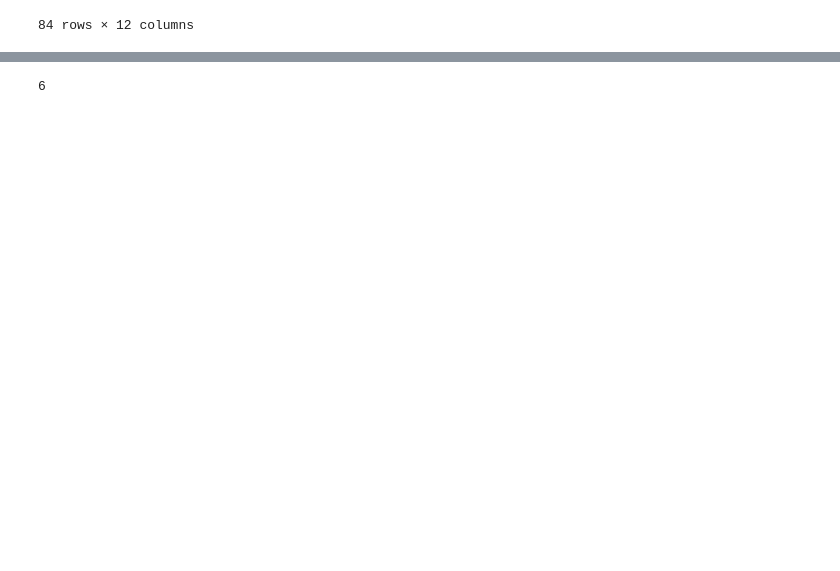
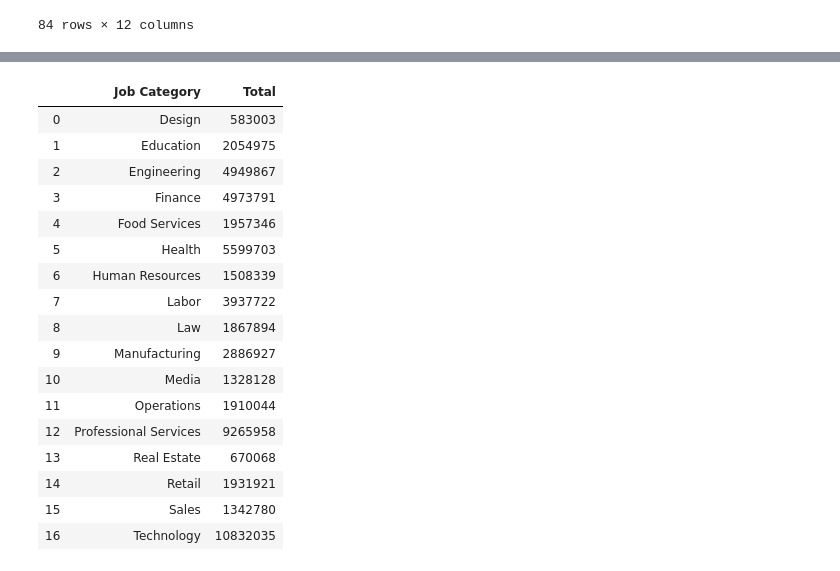
Before and after one commit to exrishu/iPython-exercises, a Jupyter notebook: GlassDoor/Glasdoor_data.ipynb, the cells around one changed output, grey strips where cells are left out. Drawn from its saved outputs; the diff is of its cells as text; code cells hidden in the pictures; blank space fills up the shorter version.

Commit message:
job-category-money-wise-added

```diff
--- a/GlassDoor/Glasdoor_data.ipynb
+++ b/GlassDoor/Glasdoor_data.ipynb
@@ -69,5 +50,8 @@ df.iplot(kind='bar',x='Job Category',y=col)
 [interactive output not drawn]
 # %%
 col = ['Atlanta' , 'Boston' , 'Chicago' , 'Houston' , 'Los Angeles' , 'New York City' , 'Philadelphia' , 'San Francisco' , 'Seattle','Washington DC']
-df2 = df[col].sum()
-df2.iplot(kind='bar')
+col1 = ['Job Category','Job Title']
+df['Total']= df.sum(axis =1)
+#s1= df.eval('Total=Atlanta + Boston +  Chicago + Houston', inplace=False)
+#s1= df.groupby(col1).sum(axis =1)
+#df_city
@@ -76,4 +58,24 @@ df2.iplot(kind='bar')
-# %%
-"hello Mike".find("Mike")
-# %% [output]
-6
+# %%
+col3=['Job Category','Total']
+df_job = df[col3]
+df_job = df_job.groupby('Job Category' ,as_index=False).sum(axis=1)
+df_job
+# %% [output]
+|  | Job Category | Total |
+| 0 | Design | 583003 |
+| 1 | Education | 2054975 |
+| 2 | Engineering | 4949867 |
+| 3 | Finance | 4973791 |
+| 4 | Food Services | 1957346 |
+| 5 | Health | 5599703 |
+| 6 | Human Resources | 1508339 |
+| 7 | Labor | 3937722 |
+| 8 | Law | 1867894 |
+| 9 | Manufacturing | 2886927 |
+| 10 | Media | 1328128 |
+| 11 | Operations | 1910044 |
+| 12 | Professional Services | 9265958 |
+| 13 | Real Estate | 670068 |
+| 14 | Retail | 1931921 |
+| 15 | Sales | 1342780 |
+| 16 | Technology | 10832035 |
```
Also changed, not shown: parts of 6 cells of this notebook, 1 other file.
